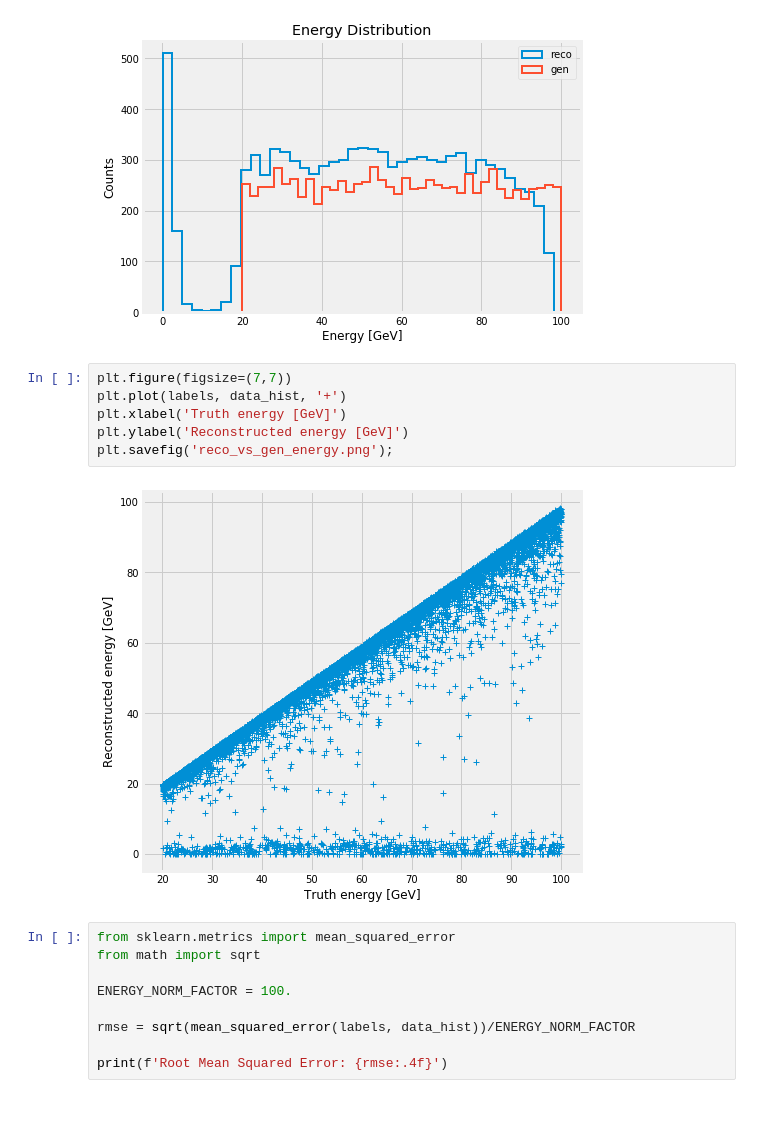
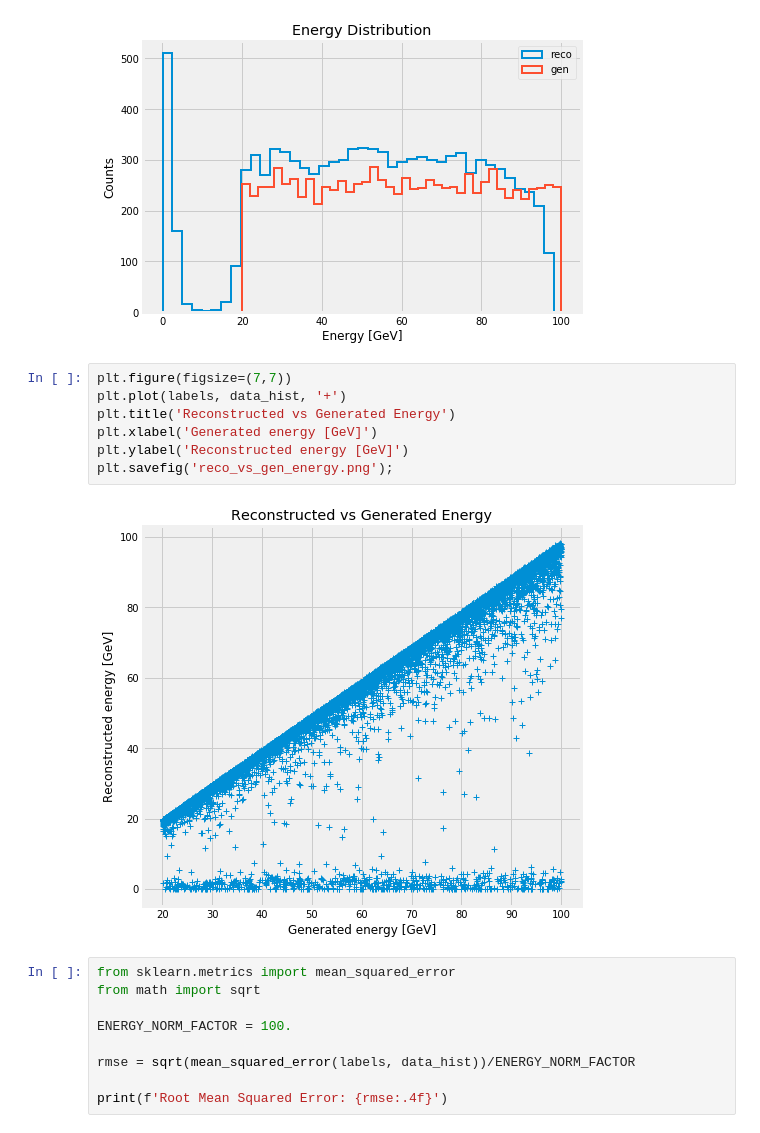
Before and after one commit to jruizvar/cnn-model, a Jupyter notebook: notebooks/analysis.ipynb, the cells around one changed output. Cells and saved outputs as stored; diff of their text form.

```diff
--- a/notebooks/analysis.ipynb
+++ b/notebooks/analysis.ipynb
@@ -114,11 +130,12 @@ plt.savefig('gen_energy.png');
 # %%
 plt.figure(figsize=(7,7))
 plt.plot(labels, data_hist, '+')
-plt.xlabel('Truth energy [GeV]')
+plt.title('Reconstructed vs Generated Energy')
+plt.xlabel('Generated energy [GeV]')
 plt.ylabel('Reconstructed energy [GeV]')
 plt.savefig('reco_vs_gen_energy.png');
 # %% [output]
-[figure, old version]
+[figure, new version]
 # %%
 from sklearn.metrics import mean_squared_error
 from math import sqrt
```
Also changed, not shown: parts of 2 cells of this notebook, 3 other files.
